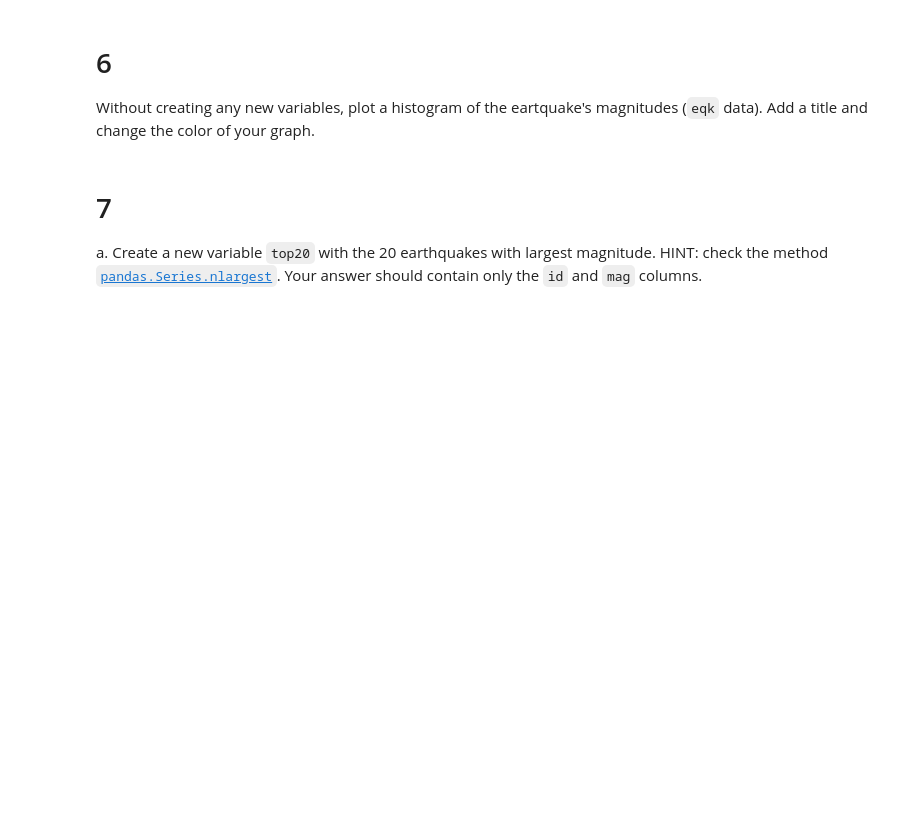
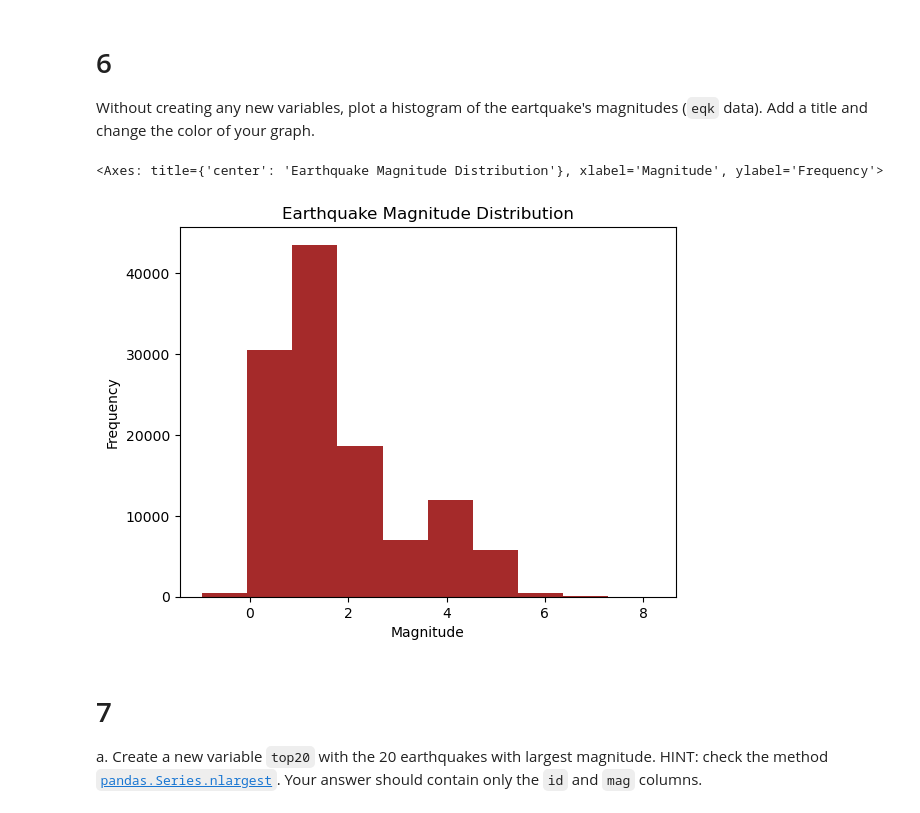
Before and after one commit to hylaea-miller/eds220-hwk1, a Jupyter notebook: task3/hwk1-task3-earthquakes.ipynb, the cells around one changed output. Cells and saved outputs as stored; diff of their text form; code cells hidden in the pictures; blank space fills up the shorter version.

Commit message:
Plot histogram of earthquake magnitudes

```diff
--- a/task3/hwk1-task3-earthquakes.ipynb
+++ b/task3/hwk1-task3-earthquakes.ipynb
@@ -188,6 +188,15 @@ q5 results: All test cases passed!
 
 # 6
 Without creating any new variables, plot a histogram of the eartquake's magnitudes (`eqk` data). Add a title and change the color of your graph.
+# %%
+# Create histogram of earthquake magnitudes with title and custom color
+eqk['mag'].plot(kind='hist',
+                color='brown',
+                xlabel='Magnitude',
+                title='Earthquake Magnitude Distribution')
+# %% [output]
+<Axes: title={'center': 'Earthquake Magnitude Distribution'}, xlabel='Magnitude', ylabel='Frequency'>
+[figure, added]
 # %% [markdown]
 <!-- END QUESTION -->
 
```
Also changed, not shown: parts of 5 cells of this notebook.
